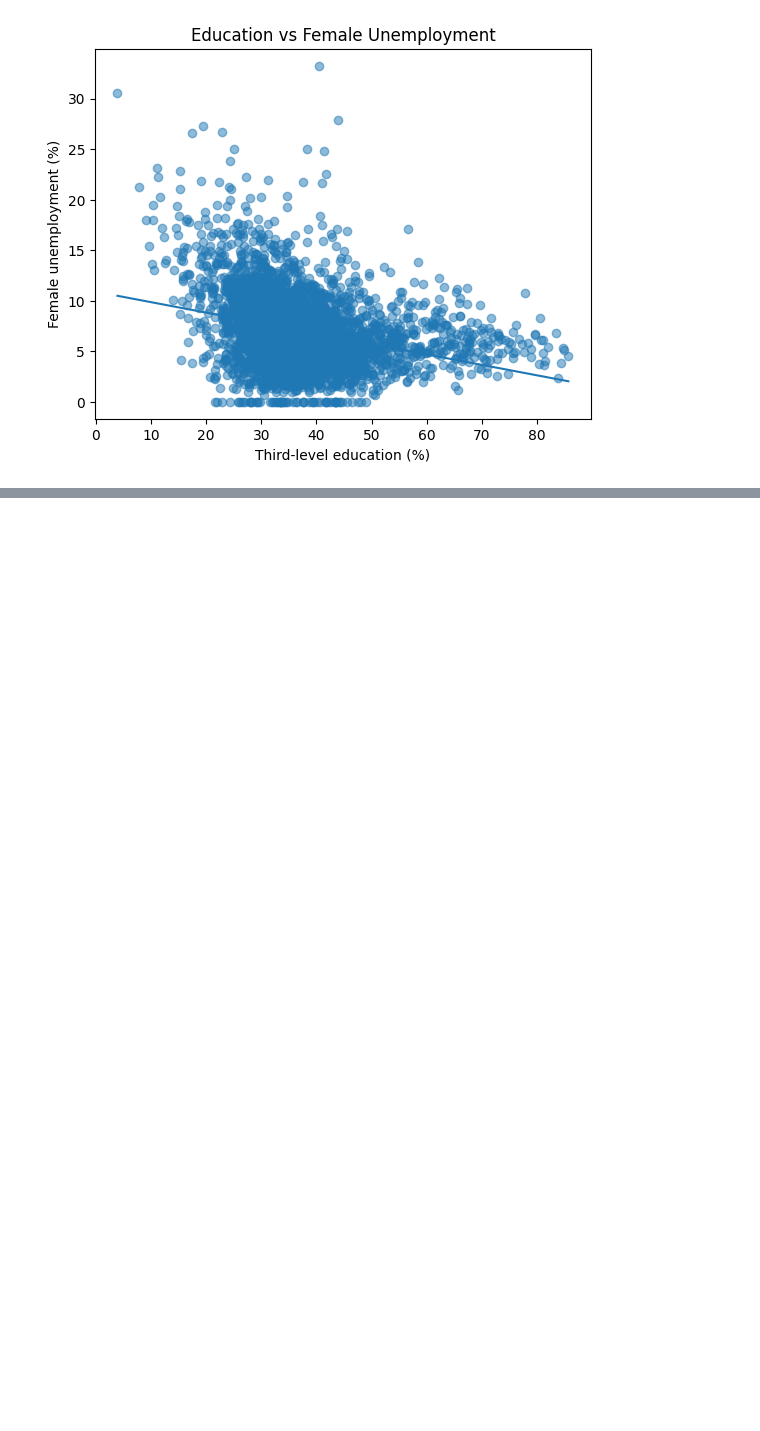
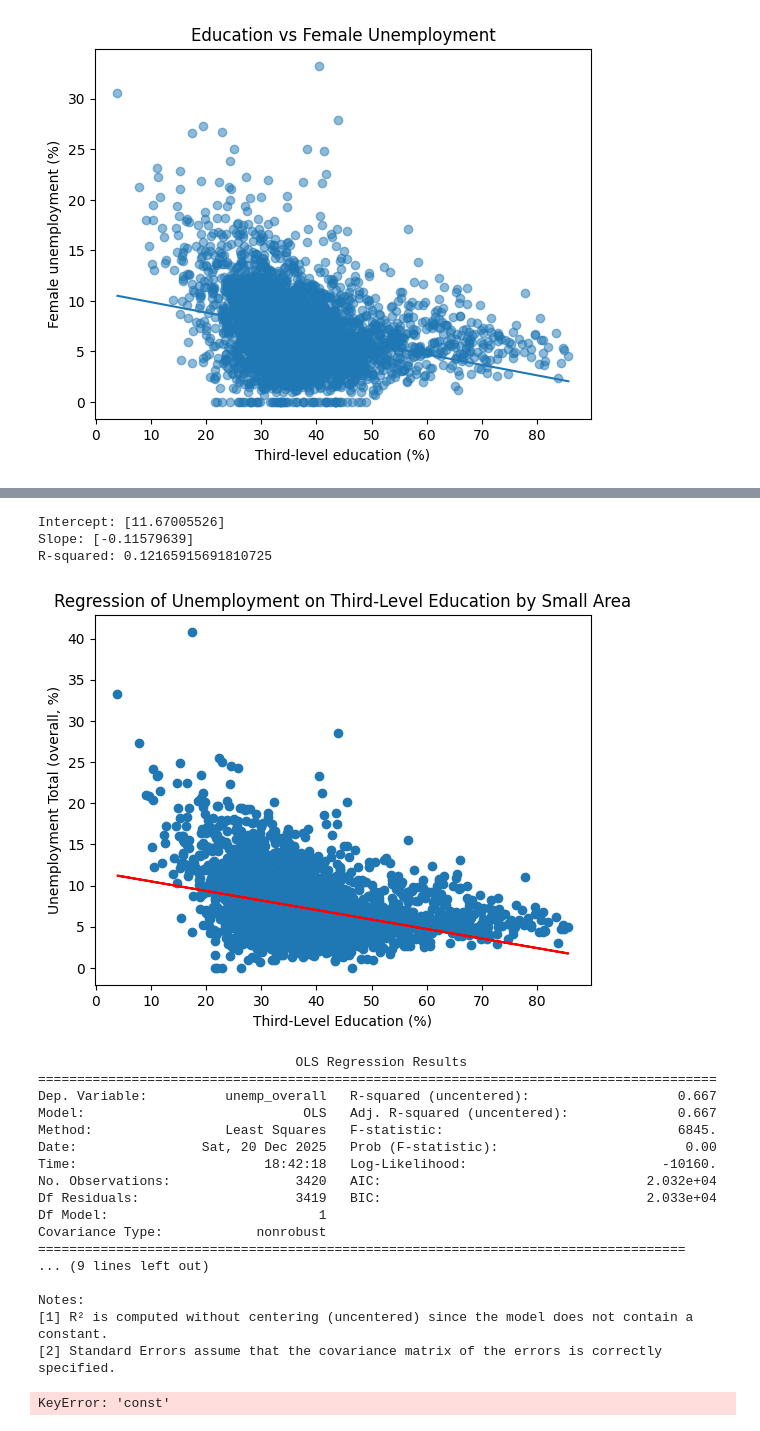
Before and after one commit to ainaacm/Python-Introduction, a Jupyter notebook: sofiaRQ1.ipynb, the cells around one changed output, grey strips where cells are left out. Cells and saved outputs as stored; diff of their text form; code cells hidden in the pictures; blank space fills up the shorter version.

Commit message:
Added Regression

```diff
--- a/sofiaRQ1.ipynb
+++ b/sofiaRQ1.ipynb
@@ -68,7 +89,7 @@ from scipy.stats import pearsonr, spearmanr
 
 The dataset is loaded from a CSV file and checked to understand its structure like verify column names and data types and it checks for missing values.
 # %%
-df = pd.read_csv("dataset.csv")
+df = pd.read_csv("C:/Users/ryano/OneDrive/Documents/MastersS3/Python/DeprivationIndex.csv")
 
 df.shape
 df.head()
@@ -175,8 +196,8 @@ plt.show()
 # %% [output]
 [figure]
 # %%
-x = d["third_level_pct"]
-y = d["unemp_overall"]
+x = d[["third_level_pct"]]
+y = d[["unemp_overall"]]
 
 pear_r, pear_p = pearsonr(x, y)
 spear_r, spear_p = spearmanr(x, y)
@@ -255,0 +281,51 @@ scatter_with_line(d["third_level_pct"], d["unemp_female"],
+# %%
+#Creating and Training Model
+model = LinearRegression()
+model.fit(x, y)
+
+#Results
+intercept = model.intercept_
+slope = model.coef_[0]
+r_squared = model.score(x, y)
+
+print("Intercept:", intercept)
+print("Slope:", slope)
+print("R-squared:", r_squared)
+
+#Predict
+y_pred = model.predict(x)
+
+# Plot the data and regression line
+plt.scatter(x, y)
+plt.plot(x, y_pred, color = "red")
+plt.xlabel("Third-Level Education (%)")
+plt.ylabel("Unemployment Total (overall, %)")
+plt.title("Regression of Unemployment on Third-Level Education by Small Area")
+plt.show()
+
+model = sm.OLS(y, x).fit()
+
+print(model.summary())
+# %% [output]
+Intercept: [11.67005526]
+Slope: [-0.11579639]
+R-squared: 0.12165915691810725
+[figure, added]
+                                 OLS Regression Results
+=======================================================================================
+Dep. Variable:          unemp_overall   R-squared (uncentered):                   0.667
+Model:                            OLS   Adj. R-squared (uncentered):              0.667
+Method:                 Least Squares   F-statistic:                              6845.
+Date:                Sat, 20 Dec 2025   Prob (F-statistic):                        0.00
+Time:                        18:42:18   Log-Likelihood:                         -10160.
+No. Observations:                3420   AIC:                                  2.032e+04
+Df Residuals:                    3419   BIC:                                  2.033e+04
+Df Model:                           1
+Covariance Type:            nonrobust
+===================================================================================
+... (9 lines left out)
+
+Notes:
+[1] R² is computed without centering (uncentered) since the model does not contain a constant.
+[2] Standard Errors assume that the covariance matrix of the errors is correctly specified.
+KeyError: 'const'
```
Also changed, not shown: parts of 10 cells of this notebook.
